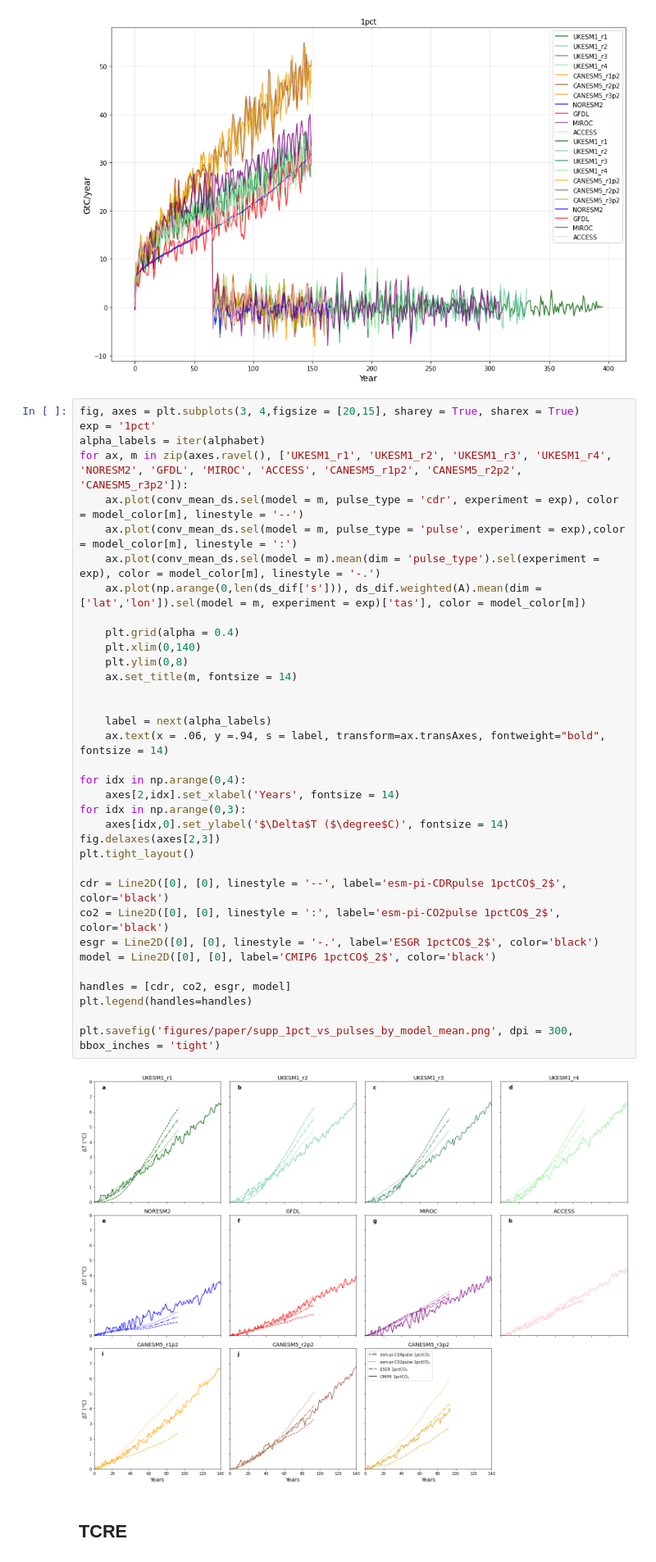
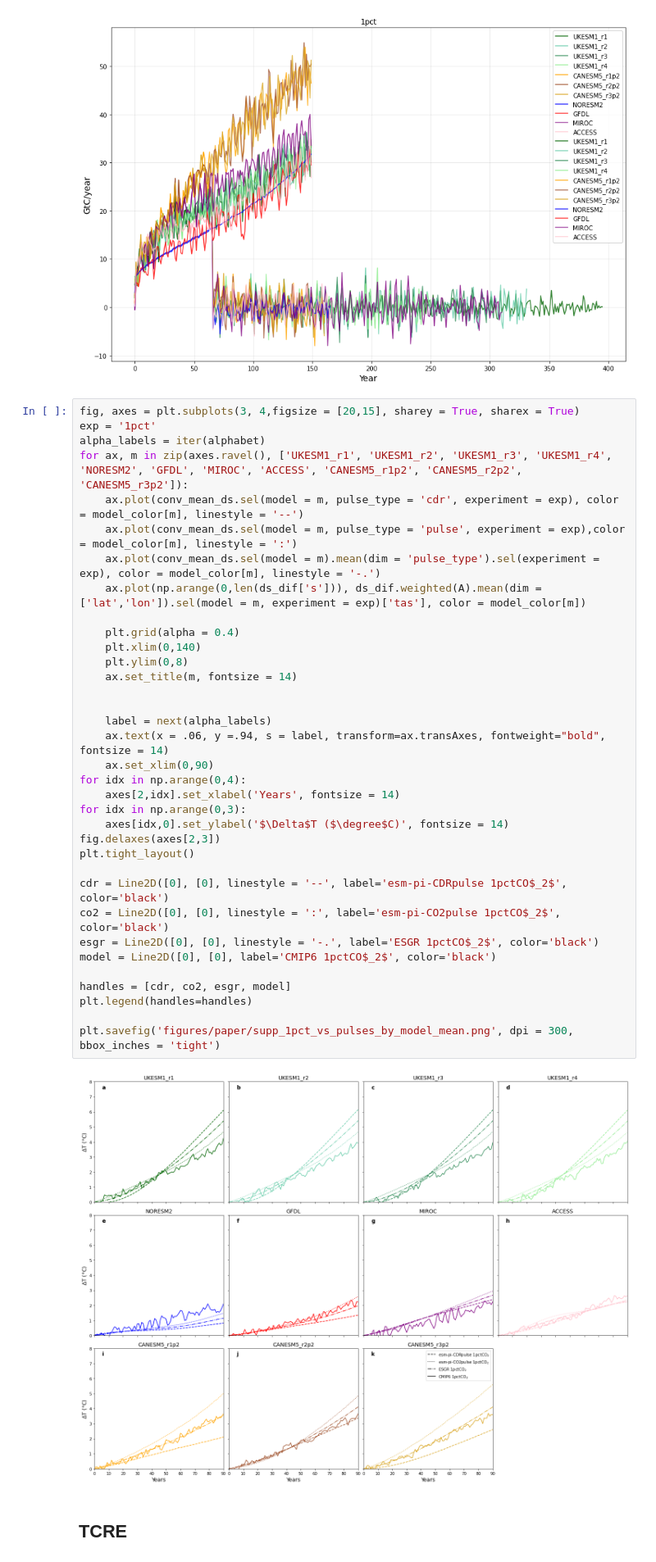
Before and after one commit to lfreese/CO2_greens, a Jupyter notebook: 1pct_and_1000gtc_evaluation.ipynb, the cells around one changed output. Shown at 82% size. Drawn from its saved outputs; the diff is of its cells as text.

```diff
--- a/1pct_and_1000gtc_evaluation.ipynb
+++ b/1pct_and_1000gtc_evaluation.ipynb
@@ -130,35 +141,35 @@ for ax, m in zip(axes.ravel(), ['UKESM1_r1', 'UKESM1_r2', 'UKESM1_r3', 'UKESM1_r
     ax.plot(conv_mean_ds.sel(model = m, pulse_type = 'cdr', experiment = exp), color = model_color[m], linestyle = '--')
     ax.plot(conv_mean_ds.sel(model = m, pulse_type = 'pulse', experiment = exp),color = model_color[m], linestyle = ':')
     ax.plot(conv_mean_ds.sel(model = m).mean(dim = 'pulse_type').sel(experiment = exp), color = model_color[m], linestyle = '-.')
     ax.plot(np.arange(0,len(ds_dif['s'])), ds_dif.weighted(A).mean(dim = ['lat','lon']).sel(model = m, experiment = exp)['tas'], color = model_color[m])
 
     plt.grid(alpha = 0.4)
     plt.xlim(0,140)
     plt.ylim(0,8)
     ax.set_title(m, fontsize = 14)
 
 
     label = next(alpha_labels)
     ax.text(x = .06, y =.94, s = label, transform=ax.transAxes, fontweight="bold", fontsize = 14)
-
+    ax.set_xlim(0,90)
 for idx in np.arange(0,4):
     axes[2,idx].set_xlabel('Years', fontsize = 14)
 for idx in np.arange(0,3):
     axes[idx,0].set_ylabel('$\Delta$T ($\degree$C)', fontsize = 14)
 fig.delaxes(axes[2,3])
 plt.tight_layout()
 
 cdr = Line2D([0], [0], linestyle = '--', label='esm-pi-CDRpulse 1pctCO$_2$', color='black')
 co2 = Line2D([0], [0], linestyle = ':', label='esm-pi-CO2pulse 1pctCO$_2$', color='black')
 esgr = Line2D([0], [0], linestyle = '-.', label='ESGR 1pctCO$_2$', color='black')
 model = Line2D([0], [0], label='CMIP6 1pctCO$_2$', color='black')
 
 handles = [cdr, co2, esgr, model]
 plt.legend(handles=handles)
 
 plt.savefig('figures/paper/supp_1pct_vs_pulses_by_model_mean.png', dpi = 300, bbox_inches = 'tight')
 # %% [output]
-[figure, old version]
+[figure, new version]
 # %% [markdown]
 ## TCRE
 # %%
```
Also changed, not shown: parts of 7 cells of this notebook, 13 other files.
